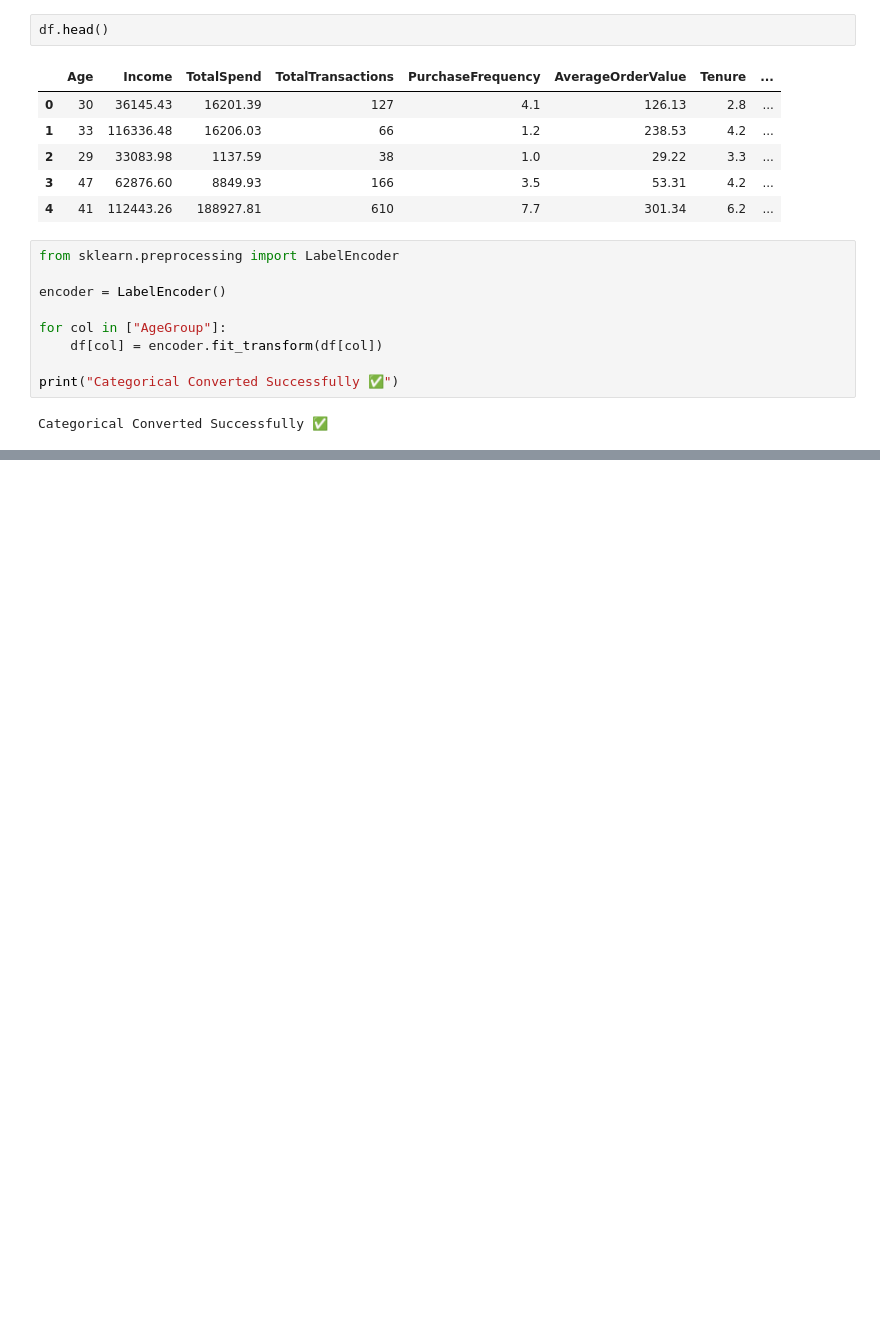
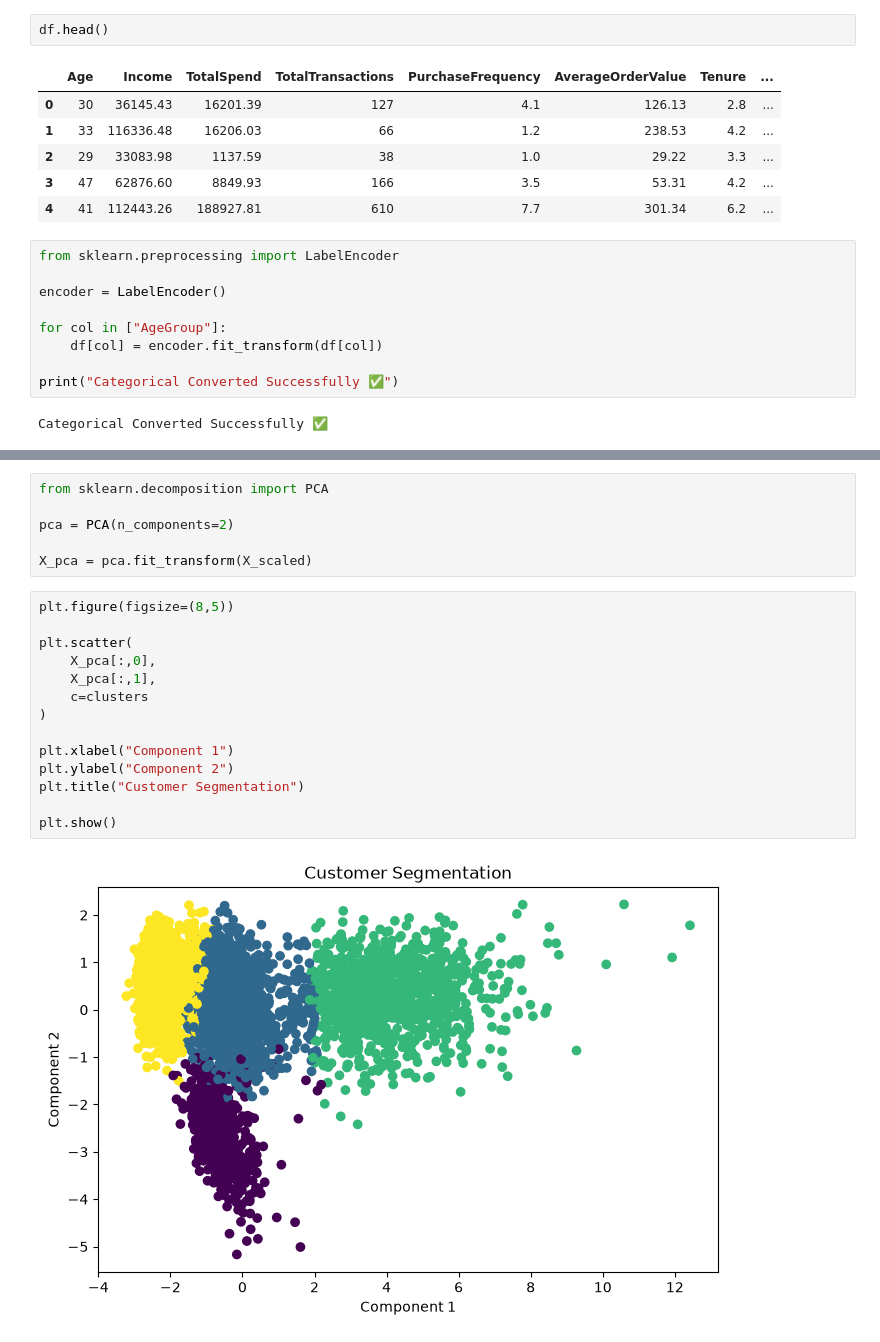
Before and after one commit to ashishpatel3630-art/PRISM_AI_Models, a Jupyter notebook: model/Customer_segmentation/Segmentation.ipynb, the cells around one changed output, grey strips where cells are left out. Drawn from its saved outputs; the diff is of its cells as text; blank space fills up the shorter version.

```diff
--- a/model/Customer_segmentation/Segmentation.ipynb
+++ b/model/Customer_segmentation/Segmentation.ipynb
@@ -267,3 +258,25 @@ df.groupby("Customer_Segment").mean()
 | 1 | 39.436754 | 75515.893379 | 17144.768067 | 145.554177 | 3.275418 | 115.853527 | ... |
 | 2 | 44.606730 | 138927.290289 | 153660.434469 | 518.174553 | 7.596530 | 280.541588 | ... |
 | 3 | 29.010914 | 40601.409874 | 1532.941637 | 26.550477 | 1.163915 | 49.199969 | ... |
+# %%
+from sklearn.decomposition import PCA
+
+pca = PCA(n_components=2)
+
+X_pca = pca.fit_transform(X_scaled)
+# %%
+plt.figure(figsize=(8,5))
+
+plt.scatter(
+    X_pca[:,0],
+    X_pca[:,1],
+    c=clusters
+)
+
+plt.xlabel("Component 1")
+plt.ylabel("Component 2")
+plt.title("Customer Segmentation")
+
+plt.show()
+# %% [output]
+[figure, added]
```
Also changed, not shown: parts of 5 cells of this notebook.
